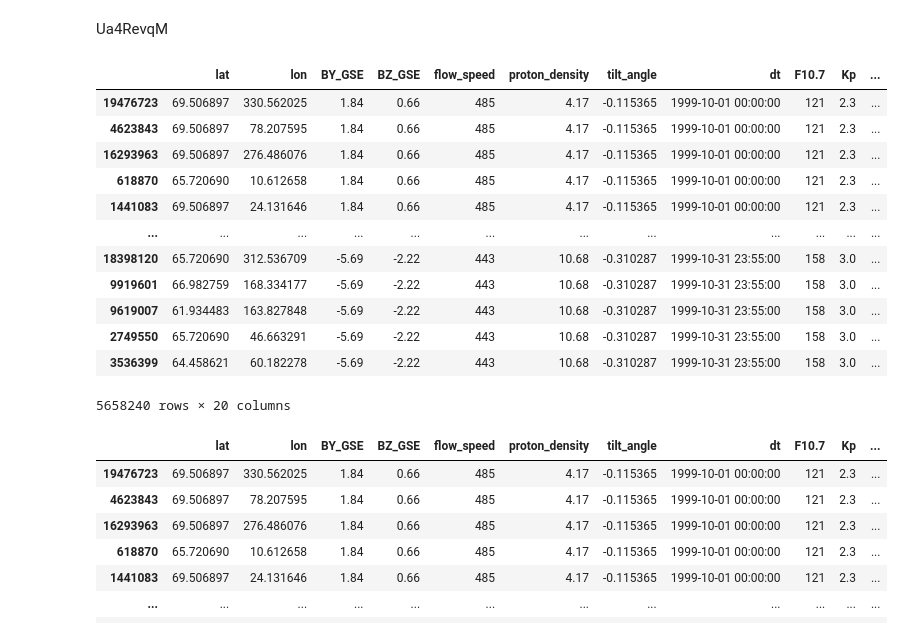
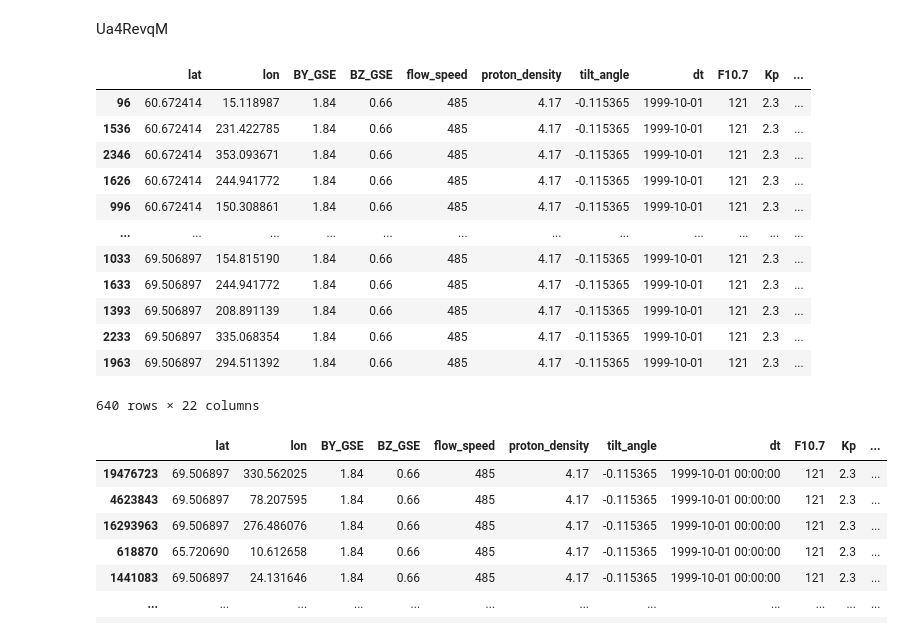
Before and after one commit to reddy-sachin/REPPU-ESN2, a Jupyter notebook: AE/AE_calc_MLP.ipynb, the cells around one changed output. Cells and saved outputs as stored; diff of their text form; code cells hidden in the pictures.

```diff
--- a/AE/AE_calc_MLP.ipynb
+++ b/AE/AE_calc_MLP.ipynb
@@ -97,7 +97,7 @@ MLP(
 # %%
 #Load omni data
 omni_data = pd.read_csv('/home/sachin/Documents/NIPR/Research/Data/OMNI/omni_hro_5min_1999-10.csv')
-#omni_data = omni_data[omni_data['Timestamp_1min_omni'] == '1999-10-01 00:00:00']
+omni_data = omni_data[omni_data['Timestamp_1min_omni'] == '1999-10-01 00:00:00']
 #omni_data = omni_data[omni_data['Timestamp_1min_omni'].between('1999-10-01 00:00:00', '1999-10-01 11:55:00')]
 omni_data
 # %% [output]
@@ -341,39 +330,41 @@ lon = np.linspace(1.6, 357.6, 80) #80 intervals between 1.6° to 357.6°
 
 delta_x, delta_y = calculate_delta(lat[0], lon[0], lat[1], lon[1])
 # %%
-dx, dy, = delta_x, delta_y #90-50 = 40/30 = 1.33, 360/80 = 4.5
+dx, dy, = delta_x, delta_y
+df_filt['delta_x'] = dx
+df_filt['delta_y'] = dy
 
 for dt in df_filt['dt'].unique():
     df_dt = df_filt[df_filt['dt'] == dt]
     #dx, dy = calculate_gradient(df_dt['lat'].values, df_dt['lon'].values)
     grad_x, grad_y = np.gradient(df_dt['pot_pred'].values.reshape(8,80), dx, dy) #8 values is for between 60 and 70 lat, otherwise its 30
     grad_x = grad_x.flatten()
     grad_y = grad_y.flatten()
     Ex = -grad_x * 1e3 #mV/m
     Ey = -grad_y * 1e3 #mV/m
 
     df_filt.loc[df_filt['dt'] == dt, 'Ex'] = Ex
     df_filt.loc[df_filt['dt'] == dt, 'Ey'] = Ey
 
 #df_filt['Vx'] = df_filt['Ex'] * 40
 #df_filt['Vy'] = df_filt['Ey'] * 40
 df_filt['dt'] = pd.to_datetime(df_filt['dt'])
 df_filt = df_filt.sort_values(by=['dt'])
 df_filt
 # %% [output]
 |  | lat | lon | BY_GSE | BZ_GSE | flow_speed | proton_density | tilt_angle | dt | F10.7 | Kp | ... |
-| 19476723 | 69.506897 | 330.562025 | 1.84 | 0.66 | 485 | 4.17 | -0.115365 | 1999-10-01 00:00:00 | 121 | 2.3 | ... |
-| 4623843 | 69.506897 | 78.207595 | 1.84 | 0.66 | 485 | 4.17 | -0.115365 | 1999-10-01 00:00:00 | 121 | 2.3 | ... |
-| 16293963 | 69.506897 | 276.486076 | 1.84 | 0.66 | 485 | 4.17 | -0.115365 | 1999-10-01 00:00:00 | 121 | 2.3 | ... |
-| 618870 | 65.720690 | 10.612658 | 1.84 | 0.66 | 485 | 4.17 | -0.115365 | 1999-10-01 00:00:00 | 121 | 2.3 | ... |
-| 1441083 | 69.506897 | 24.131646 | 1.84 | 0.66 | 485 | 4.17 | -0.115365 | 1999-10-01 00:00:00 | 121 | 2.3 | ... |
+| 96 | 60.672414 | 15.118987 | 1.84 | 0.66 | 485 | 4.17 | -0.115365 | 1999-10-01 | 121 | 2.3 | ... |
+| 1536 | 60.672414 | 231.422785 | 1.84 | 0.66 | 485 | 4.17 | -0.115365 | 1999-10-01 | 121 | 2.3 | ... |
+| 2346 | 60.672414 | 353.093671 | 1.84 | 0.66 | 485 | 4.17 | -0.115365 | 1999-10-01 | 121 | 2.3 | ... |
+| 1626 | 60.672414 | 244.941772 | 1.84 | 0.66 | 485 | 4.17 | -0.115365 | 1999-10-01 | 121 | 2.3 | ... |
+| 996 | 60.672414 | 150.308861 | 1.84 | 0.66 | 485 | 4.17 | -0.115365 | 1999-10-01 | 121 | 2.3 | ... |
 | ... | ... | ... | ... | ... | ... | ... | ... | ... | ... | ... | ... |
-| 18398120 | 65.720690 | 312.536709 | -5.69 | -2.22 | 443 | 10.68 | -0.310287 | 1999-10-31 23:55:00 | 158 | 3.0 | ... |
-| 9919601 | 66.982759 | 168.334177 | -5.69 | -2.22 | 443 | 10.68 | -0.310287 | 1999-10-31 23:55:00 | 158 | 3.0 | ... |
-| 9619007 | 61.934483 | 163.827848 | -5.69 | -2.22 | 443 | 10.68 | -0.310287 | 1999-10-31 23:55:00 | 158 | 3.0 | ... |
-| 2749550 | 65.720690 | 46.663291 | -5.69 | -2.22 | 443 | 10.68 | -0.310287 | 1999-10-31 23:55:00 | 158 | 3.0 | ... |
-| 3536399 | 64.458621 | 60.182278 | -5.69 | -2.22 | 443 | 10.68 | -0.310287 | 1999-10-31 23:55:00 | 158 | 3.0 | ... |
+| 1033 | 69.506897 | 154.815190 | 1.84 | 0.66 | 485 | 4.17 | -0.115365 | 1999-10-01 | 121 | 2.3 | ... |
+| 1633 | 69.506897 | 244.941772 | 1.84 | 0.66 | 485 | 4.17 | -0.115365 | 1999-10-01 | 121 | 2.3 | ... |
+| 1393 | 69.506897 | 208.891139 | 1.84 | 0.66 | 485 | 4.17 | -0.115365 | 1999-10-01 | 121 | 2.3 | ... |
+| 2233 | 69.506897 | 335.068354 | 1.84 | 0.66 | 485 | 4.17 | -0.115365 | 1999-10-01 | 121 | 2.3 | ... |
+| 1963 | 69.506897 | 294.511392 | 1.84 | 0.66 | 485 | 4.17 | -0.115365 | 1999-10-01 | 121 | 2.3 | ... |
-5658240 rows × 20 columns
+640 rows × 22 columns
 # %%
 #Ex = -grad_x
 #Ey = -grad_y
```
Also changed, not shown: parts of 5 cells of this notebook, 6 other files.
